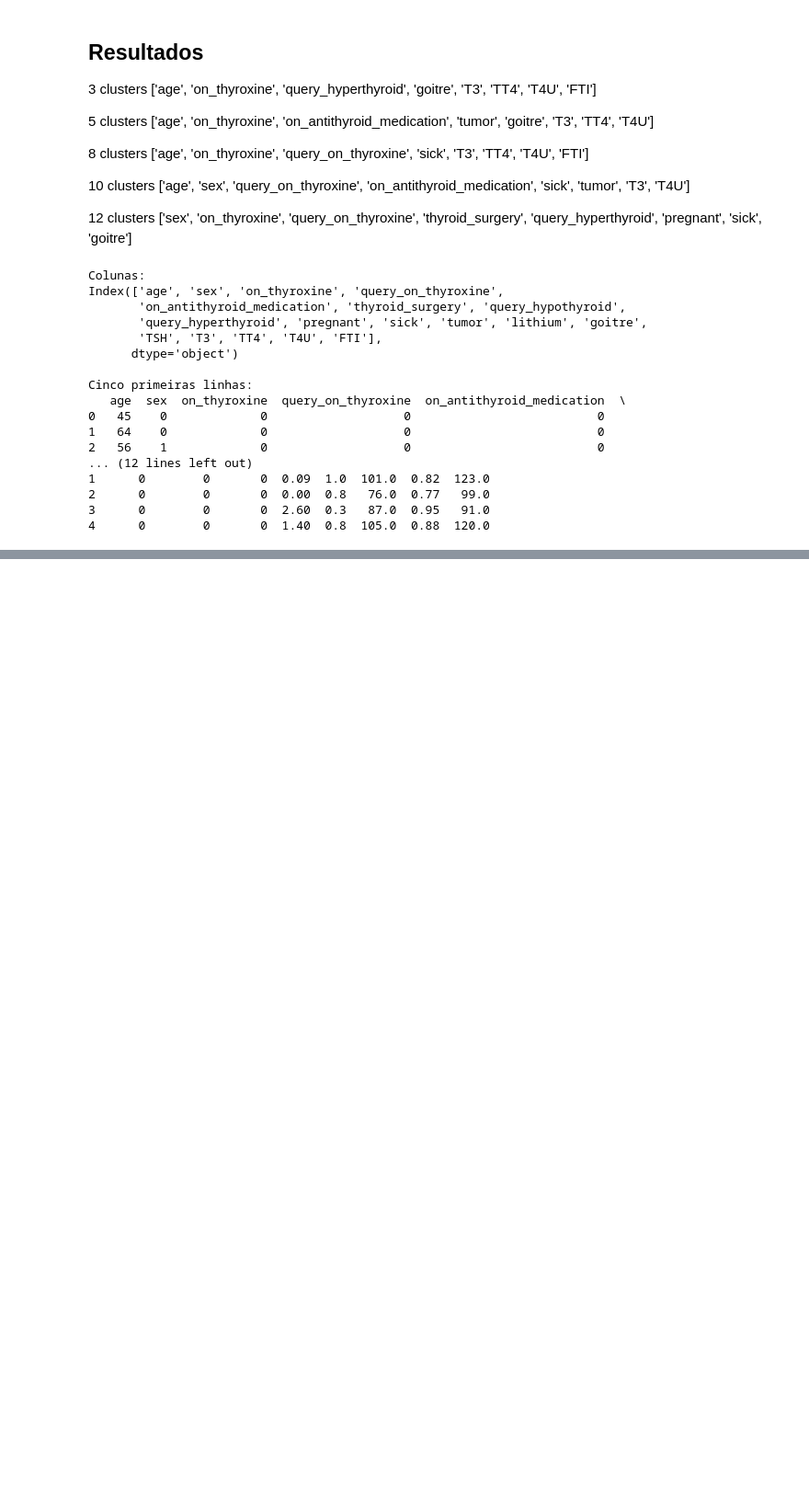
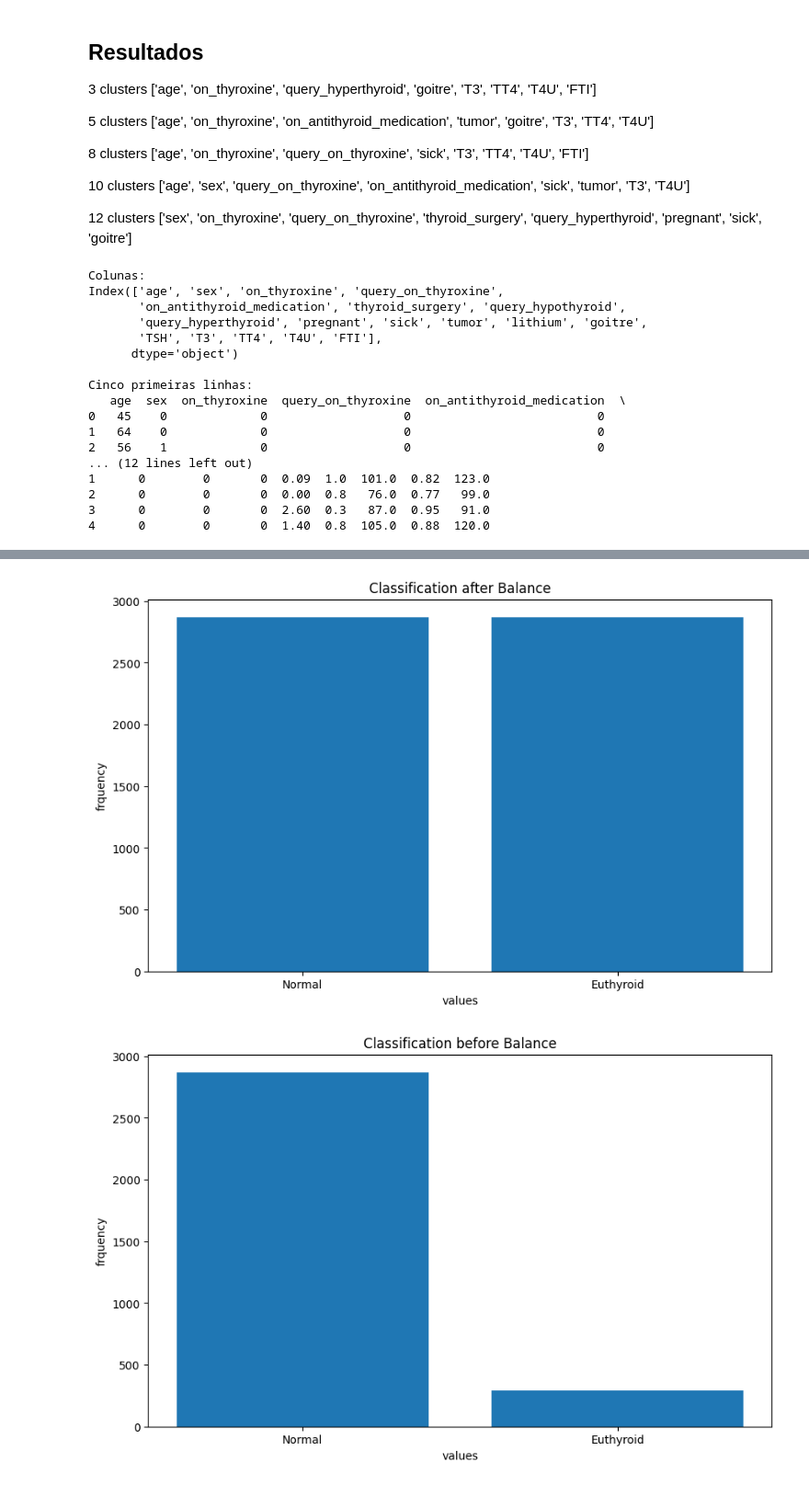
Before and after one commit to cilab-ufersa/euthyroid_sick_syndrome, a Jupyter notebook: euthyroid_sick_syndrome/CBIC23.ipynb, the cells around one changed output, grey strips where cells are left out. Shown: that part at 92% size. Drawn from its saved outputs; the diff is of its cells as text; code cells hidden in the pictures; blank space fills up the shorter version.

Commit message:
add: images classification

```diff
--- a/euthyroid_sick_syndrome/CBIC23.ipynb
+++ b/euthyroid_sick_syndrome/CBIC23.ipynb
@@ -298,0 +300,29 @@ print("\\end{tabular}")
+# %%
+
+#Balanceando dos dados
+dataset_bal, ouput_label = balance_dataset_smote(dataset, output_label_dataset, random_state=42, k_neighbors=5)
+output_label_dataset_bal = dataset_bal['classification']
+
+output_label_dataset_des = dataset['classification']
+
+
+# Função para criar o gráfico
+def plot_grafico_barras(dados, title):
+    labels = ['Normal', 'Euthyroid']
+    count_0 = len(dados[dados == 0])
+    count_1 = len(dados[dados == 1])
+    contagem = [count_0, count_1]
+
+    plt.figure(figsize=(10, 6))
+    plt.bar(labels, contagem)
+    plt.xlabel('values')
+    plt.ylabel('frquency')
+    plt.title(title)
+    plt.savefig(title, dpi=300)
+
+# Chamar as funções para plotar os gráficos
+plot_grafico_barras(output_label_dataset_bal, 'Classification after Balance')
+plot_grafico_barras(output_label_dataset_des, 'Classification before Balance')
+# %% [output]
+[figure, added]
+[figure, added]
```
Also changed, not shown: parts of 5 cells of this notebook, 6 other files.
